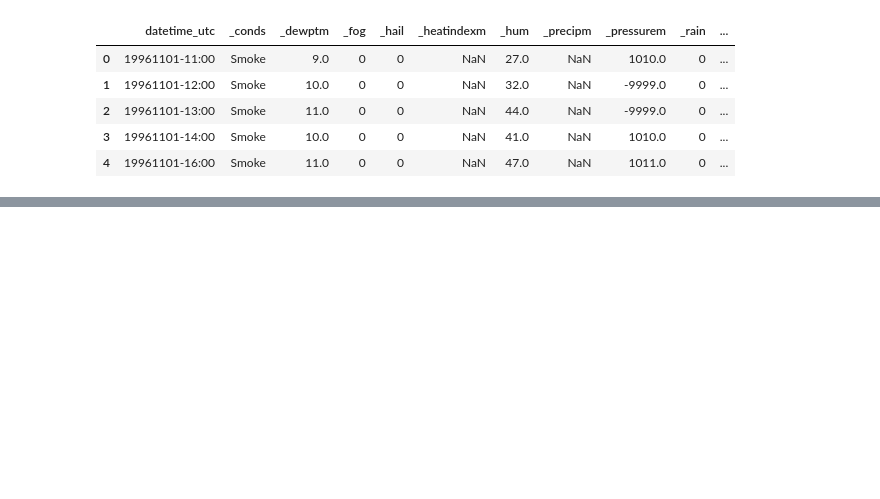
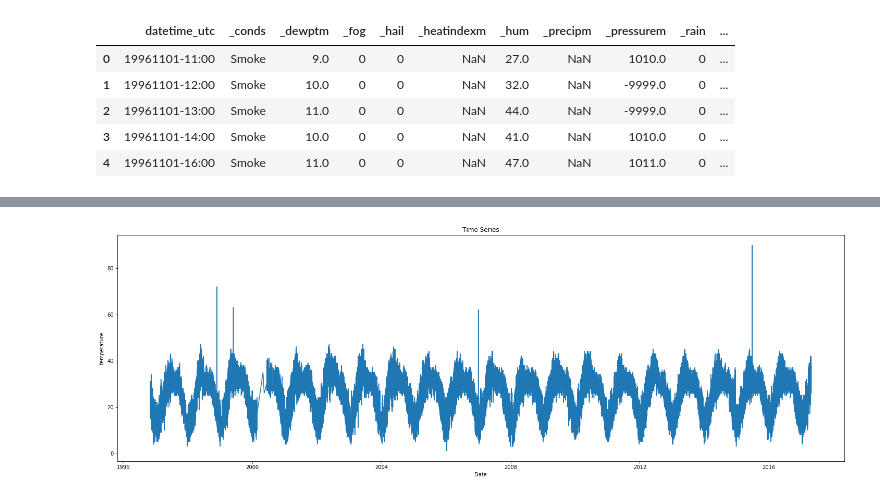
Before and after one commit to i-shitizkhanna/Time-Series-Forecasting, a Jupyter notebook: Time_Series_Analysis.ipynb, the cells around one changed output, grey strips where cells are left out. Drawn from its saved outputs; the diff is of its cells as text; code cells hidden in the pictures; blank space fills up the shorter version.

```diff
--- a/Time_Series_Analysis.ipynb
+++ b/Time_Series_Analysis.ipynb
@@ -14,3 +14,6 @@ delhi.head()
 | 2 | 19961101-13:00 | Smoke | 11.0 | 0 | 0 | NaN | 44.0 | NaN | -9999.0 | 0 | ... |
 | 3 | 19961101-14:00 | Smoke | 10.0 | 0 | 0 | NaN | 41.0 | NaN | 1010.0 | 0 | ... |
 | 4 | 19961101-16:00 | Smoke | 11.0 | 0 | 0 | NaN | 47.0 | NaN | 1011.0 | 0 | ... |
+# %%
+delhi.drop([' _precipm',' _pressurem',' _heatindexm',' _hum',' _thunder',' _tornado',' _vism',' _wdird',' _wdire',' _wgustm',' _windchillm',' _wspdm'],axis='columns',inplace=True)
+delhi.head()
@@ -16,0 +27,3 @@ delhi.head()
+# %%
+delhi['datetime_utc']=pd.to_datetime(delhi['datetime_utc'])
+delhi['datetime_utc'].head()
@@ -16,0 +49,11 @@ delhi.head()
+# %%
+delhiplot=delhi[['datetime_utc',' _tempm']].copy()
+delhiplot['just_date'] = delhiplot['datetime_utc'].dt.date
+
+delhifinal=delhiplot.drop('datetime_utc',axis=1)
+
+
+
+delhifinal.set_index('just_date', inplace= True)
+
+delhifinal.head()
@@ -16,0 +68,9 @@ delhi.head()
+# %%
+plt.figure(figsize=(25,8))
+plt.plot(delhifinal)
+plt.title('Time Series')
+plt.xlabel('Date')
+plt.ylabel('temperature')
+plt.show()
+# %% [output]
+[figure, added]
```
Also changed, not shown: parts of 13 cells of this notebook.
